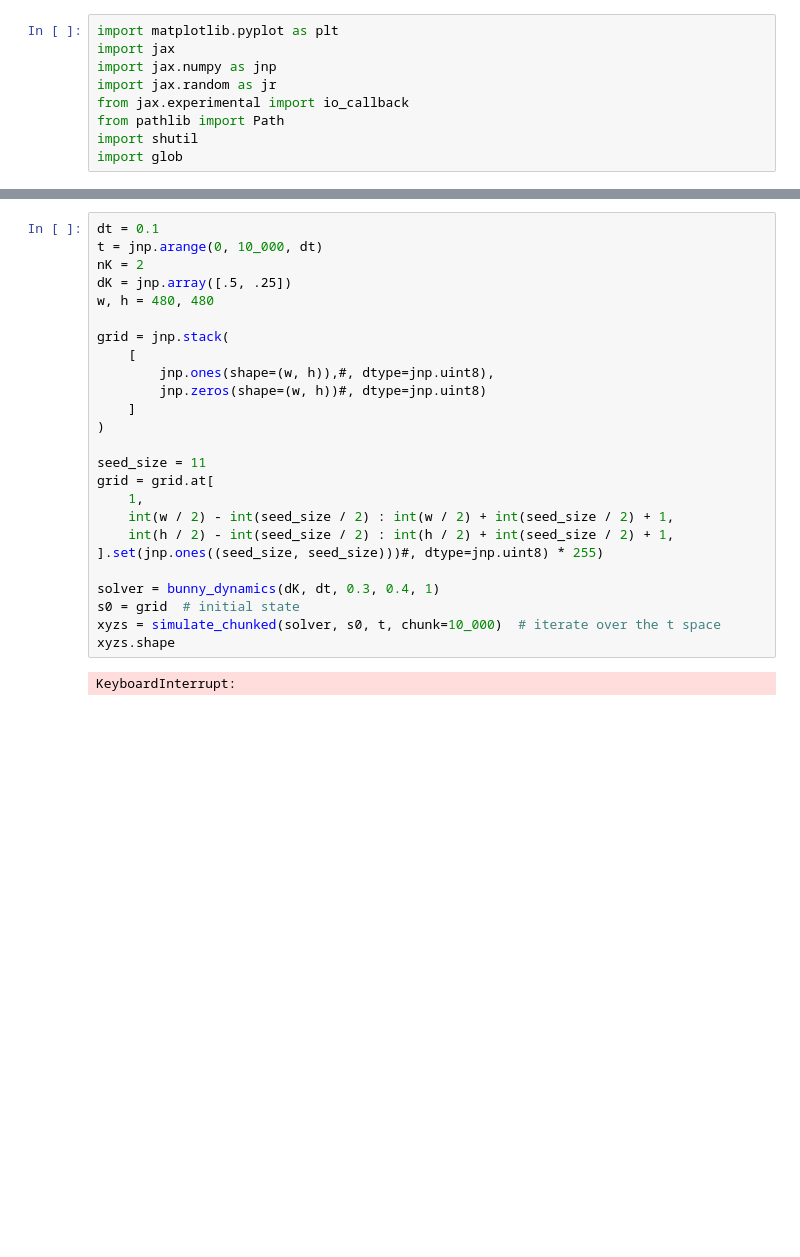
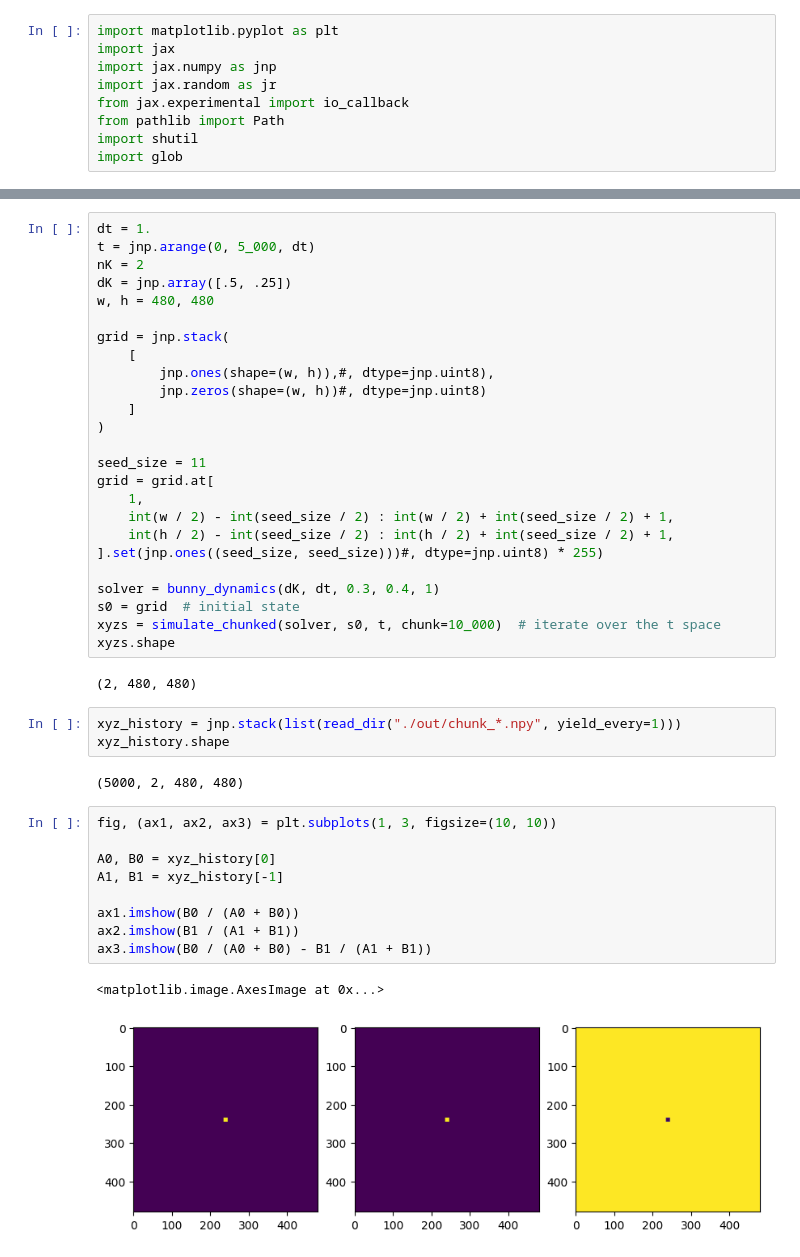
Before and after one commit to szethh/complex-adaptive-systems, a Jupyter notebook: project/project.ipynb, the cells around one changed output, grey strips where cells are left out. Drawn from its saved outputs; the diff is of its cells as text; blank space fills up the shorter version.

```diff
--- a/project/project.ipynb
+++ b/project/project.ipynb
@@ -102,8 +110,8 @@ def bunny_dynamics(dK, dt, feed, kill, reproduction):
 
     return solver
 # %%
-dt = 0.1
-t = jnp.arange(0, 10_000, dt)
+dt = 1.
+t = jnp.arange(0, 5_000, dt)
 nK = 2
 dK = jnp.array([.5, .25])
 w, h = 480, 480
@@ -127,4 +135,21 @@ s0 = grid  # initial state
 xyzs = simulate_chunked(solver, s0, t, chunk=10_000)  # iterate over the t space
 xyzs.shape
 # %% [output]
-KeyboardInterrupt:
+(2, 480, 480)
+# %%
+xyz_history = jnp.stack(list(read_dir("./out/chunk_*.npy", yield_every=1)))
+xyz_history.shape
+# %% [output]
+(5000, 2, 480, 480)
+# %%
+fig, (ax1, ax2, ax3) = plt.subplots(1, 3, figsize=(10, 10))
+
+A0, B0 = xyz_history[0]
+A1, B1 = xyz_history[-1]
+
+ax1.imshow(B0 / (A0 + B0))
+ax2.imshow(B1 / (A1 + B1))
+ax3.imshow(B0 / (A0 + B0) - B1 / (A1 + B1))
+# %% [output]
+<matplotlib.image.AxesImage at 0x...>
+[figure, added]
```
Also changed, not shown: parts of 9 cells of this notebook.
